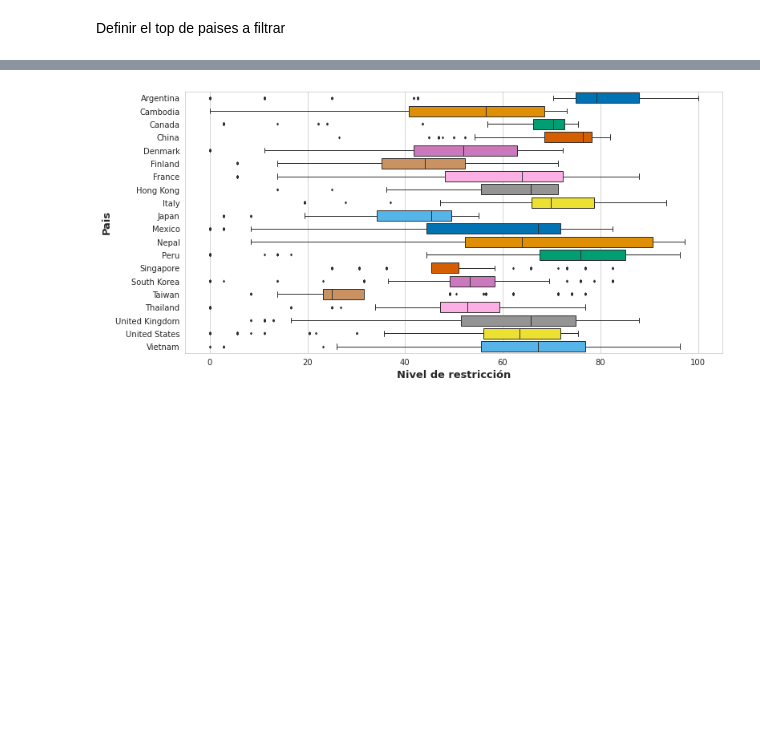
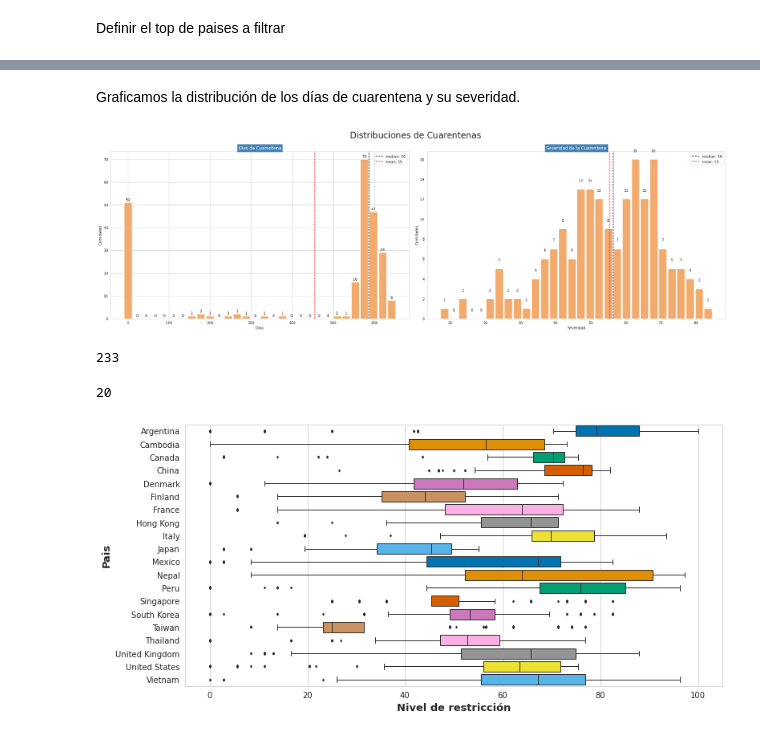
Before and after one commit to gonzalogperez/informe_pandemico, a Jupyter notebook: GonzaloGPerezProyecto_4.ipynb, the cells around one changed output, grey strips where cells are left out. Saved outputs shown, nothing was run; the diff lists cells and outputs as text; code cells hidden in the pictures; blank space fills up the shorter version.

```diff
--- a/GonzaloGPerezProyecto_4.ipynb
+++ b/GonzaloGPerezProyecto_4.ipynb
@@ -1049 +1109,69 @@ df_cuarentena_top
+# %% [markdown]
+Graficamos la distribución de los días de cuarentena y su severidad.
+# %%
+#intervalos = range(int(min(df_cuarentena['acum_restriccion'])), int(max(df_cuarentena['acum_restriccion'])) + 2) #calculamos los extremos de los intervalos
+intervalo1 = 30
+intervalo2 = 30
+
+
+## creamos la figura con subplots de 1 linea 2 columnas
+fig, axes = plt.subplots(1,2, figsize=(25, 8))
+fig.suptitle('Distribuciones de Cuarentenas', fontsize=24)
+#padding between subplots. Pass a float parameter to specify the amount of padding between subplots.
+fig.tight_layout(pad=2.0)
+plt.grid()
+
+# Grafico 0
+label_median = "median: {}".format( int(df_cuarentena['median_restriccion'].median()) )
+label_mean = "mean: {}".format( int(df_cuarentena['median_restriccion'].mean()) )
+
+#sns.countplot(data = df, x = "price", orient='v', order = df['price'].value_counts().index)
+axes[0].set_title("Días de Cuarentena",fontsize = 12, color = "w", fontstretch=0, backgroundcolor="SteelBlue")
+axes[0].hist(x=df_cuarentena['dias_cuarentena'], bins=intervalo1, color='#F2AB6D', rwidth=0.85, align='left')
+#axes.set_title("Todas los tipos: ",fontsize = 10, color = "w", fontstretch=0, backgroundcolor="SteelBlue")
+#plt.sca(axes[0, 1])
+#plt.sca(axes[0])
+plt.xticks(rotation=45)
+axes[0].set_xlabel("Días")
+axes[0].set_ylabel("Cantidades")
+#axes[0].set_xlim([47,215]) ## limite en x, para acotar y quitar los outliers
+axes[0].axvline(x=df_cuarentena['dias_cuarentena'].median(), color='black', linestyle='--', label=label_median)
+axes[0].axvline(x=df_cuarentena['dias_cuarentena'].mean(), color='red', linestyle='--', label=label_mean)
+axes[0].legend()
+
+count=0
+for rect in axes[0].patches:
+    count +=1
+    if count <= intervalo1:
+        # prints the quit message
+        #print(quit)
+        axes[0].text (rect.get_x() + rect.get_width()  / 2,rect.get_height()+ 0.75,int(rect.get_height()),horizontalalignment='center', fontsize = 11)
+
+#Grafico 1
+label_median = "median: {}".format( int(df_cuarentena['median_restriccion'].median()) )
+label_mean = "mean: {}".format( int(df_cuarentena['median_restriccion'].mean()) )
+
+axes[1].set_title("Severidad de la Cuarentena",fontsize = 12, color = "w", fontstretch=0, backgroundcolor="SteelBlue")
+axes[1].hist(x=df_cuarentena['median_restriccion'], bins=intervalo2, color='#F2AB6D', rwidth=0.85, align='left')
+
+#plt.sca(axes[0, 1])
+#plt.sca(axes[0])
+plt.xticks(rotation=0)
+axes[1].set_xlabel("Severidad")
+axes[1].set_ylabel("Cantidades")
+#axes[1].set_xlim([0,10]) ## limite en x, para acotar y quitar los outliers
+axes[1].axvline(x=df_cuarentena['median_restriccion'].median(), color='black', linestyle='--', label=label_median)
+axes[1].axvline(x=df_cuarentena['median_restriccion'].mean(), color='red', linestyle='--', label=label_mean)
+
+axes[1].legend()
+
+count=0
+for rect in axes[1].patches:
+    count +=1
+    if count <= intervalo2:
+        #axes[1].text (rect.get_x() + rect.get_width()  / 2,rect.get_height()+ 0.75,rect.get_height(),horizontalalignment='center', fontsize = 10)
+        axes[1].text (rect.get_x() + rect.get_width()  / 2,rect.get_height()+ 0.75,int(rect.get_height()),horizontalalignment='center', fontsize = 10)
+plt.show()
+# %% [output]
+[figure, added]
 # %%
@@ -1051,7 +1179,13 @@ df_cuarentena_top
 # %%
 #list_top_pais = ['Argentina', 'Peru', 'Thailand', 'Mexico', 'United States', 'South Korea', 'Hong Kong', 'Taiwan', 'Finland', 'Japan', 'Vietnam', 'Singapore', 'Nepal', 'Italy', 'France', 'United Kingdom', 'Denmark', 'Cambodia', 'China', 'Canada']
-lislt_top_pais = list(df_cuarentena_top['pais'])
+list_top_pais = list(df_cuarentena['pais'][0:top_n])
+len(lislt_top_pais)
+# %% [output]
+233
 # %%
 df_top = df.loc[df['location'].isin(list_top_pais)]
+len(df_top.location.unique())
+# %% [output]
+20
 # %%
 # Creación de box-plot.
```
Also changed, not shown: parts of 16 cells of this notebook.
